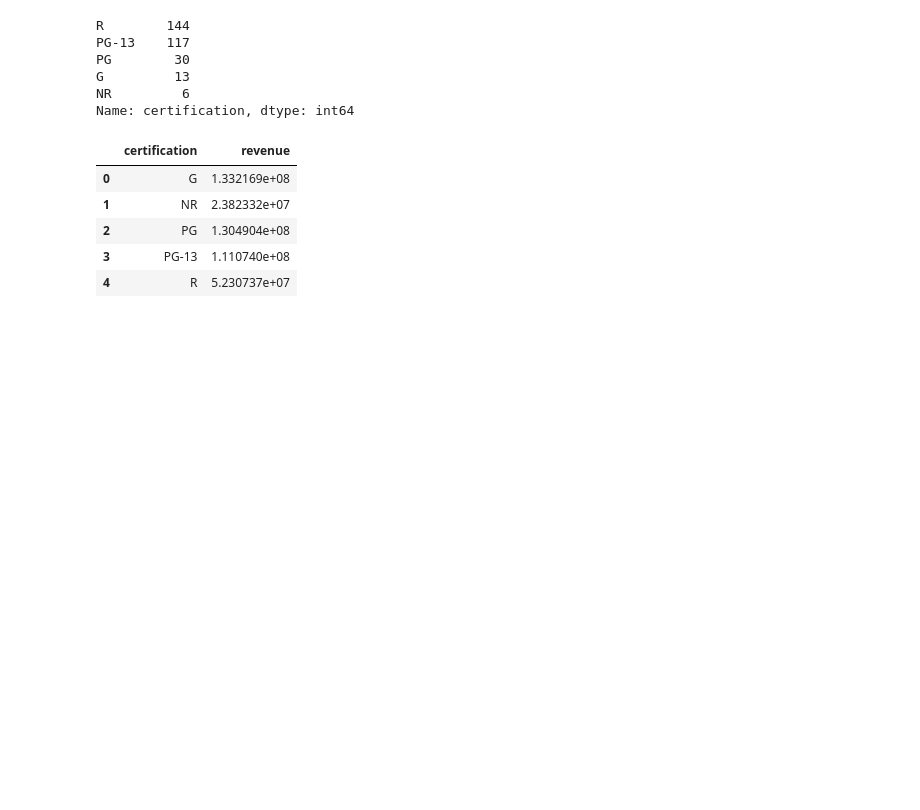
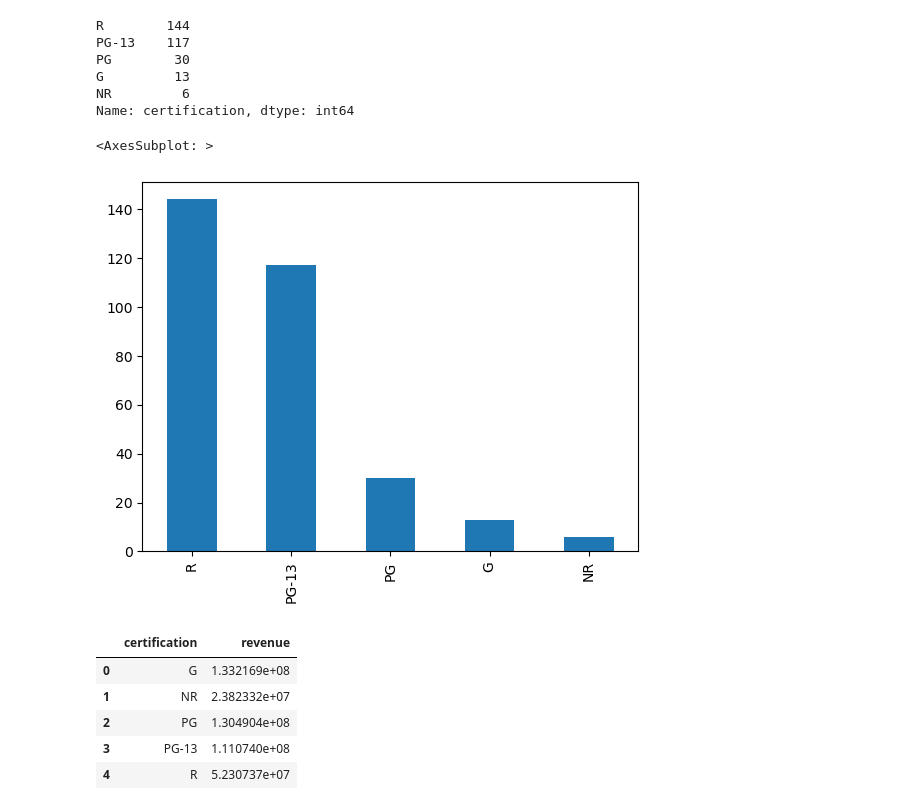
Before and after one commit to Josh-XS/Project-3, a Jupyter notebook: Exploratory Data Analysis.ipynb, the cells around one changed output. Cells and saved outputs as stored; diff of their text form; code cells hidden in the pictures; blank space fills up the shorter version.

```diff
--- a/Exploratory Data Analysis.ipynb
+++ b/Exploratory Data Analysis.ipynb
@@ -62,6 +52,11 @@ PG        30
 G         13
 NR         6
 Name: certification, dtype: int64
+# %%
+vbr_df['certification'].value_counts().plot(kind='bar')
+# %% [output]
+<AxesSubplot: >
+[figure, added]
 # %%
 vbr_df.groupby('certification', as_index=False)['revenue'].mean()
 # %% [output]
```
Also changed, not shown: parts of 4 cells of this notebook, 6 other files.
